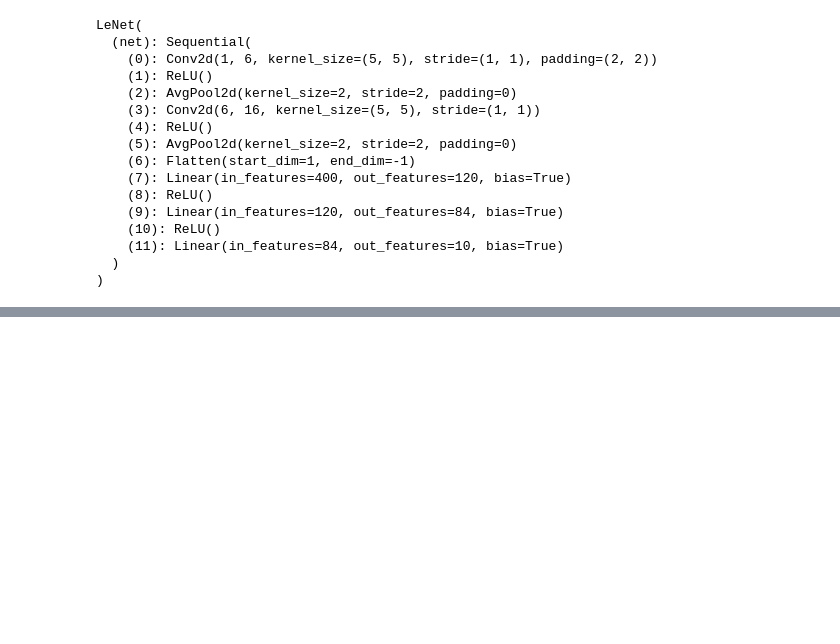
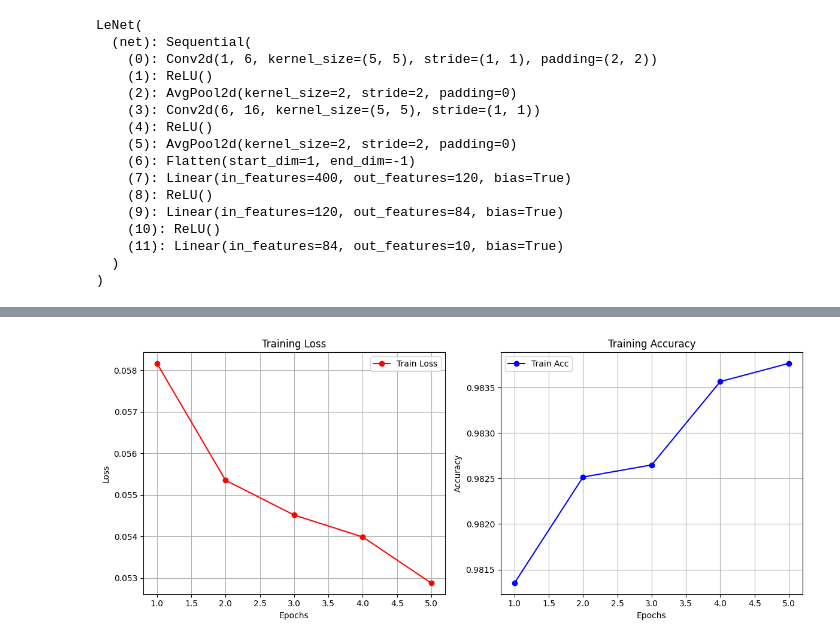
Before and after one commit to violetONE-1/Deep-Learning-Journey, a Jupyter notebook: 6_LeNet.ipynb, the cells around one changed output, grey strips where cells are left out. Saved outputs shown, nothing was run; the diff lists cells and outputs as text; code cells hidden in the pictures; blank space fills up the shorter version.

```diff
--- a/6_LeNet.ipynb
+++ b/6_LeNet.ipynb
@@ -67,6 +68,9 @@ def train_LeNet(net, train_iter, test_iter, num_epochs, lr, device):
     net.to(device)
     optimizer = torch.optim.Adam(net.parameters(), lr=lr)
     loss = nn.CrossEntropyLoss()
+
+    train_loss_history = []
+    train_acc_history = []
 
     for epoch in range(num_epochs):
         net.train()
@@ -84,4 +88,12 @@ def train_LeNet(net, train_iter, test_iter, num_epochs, lr, device):
             total_acc += (y_hat.argmax(dim=1) == y).sum().item()
             n += y.shape[0]
 
-        print(f'Epoch {epoch+1}: Loss {total_loss/n:.3f}, Train Acc {total_acc/n:.3f}')
+        epoch_loss = total_loss / n
+        epoch_acc = total_acc / n
+
+        train_loss_history.append(epoch_loss)
+        train_acc_history.append(epoch_acc)
+
+        print(f'Epoch {epoch+1}: Loss {epoch_loss:.3f}, Train Acc {epoch_acc    :.3f}')
+
+    plot_history(train_loss_history, train_acc_history)
@@ -88,7 +124,7 @@ def train_LeNet(net, train_iter, test_iter, num_epochs, lr, device):
 # %%
 device = torch.device('cuda' if torch.cuda.is_available() else 'cpu')
 num_epochs = 5
-lr=0.0001
+lr=0.0002
 train_LeNet(net, train_iter, test_iter, num_epochs=num_epochs, lr=lr, device=device)
 # %% [output]
 training on cuda
@@ -99,0 +136 @@ Epoch 5: Loss 0.049, Train Acc 0.984
+[figure, added]
```
Also changed, not shown: parts of 3 cells of this notebook.
